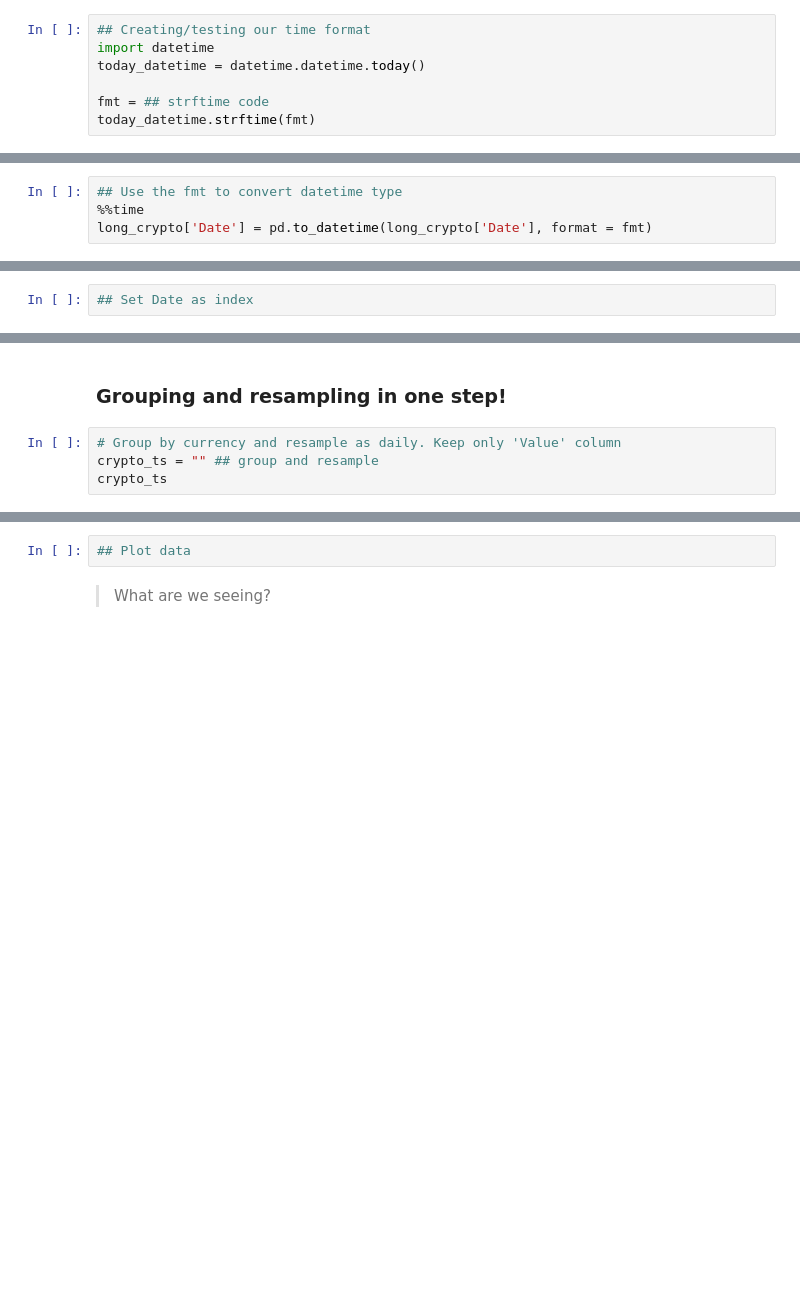
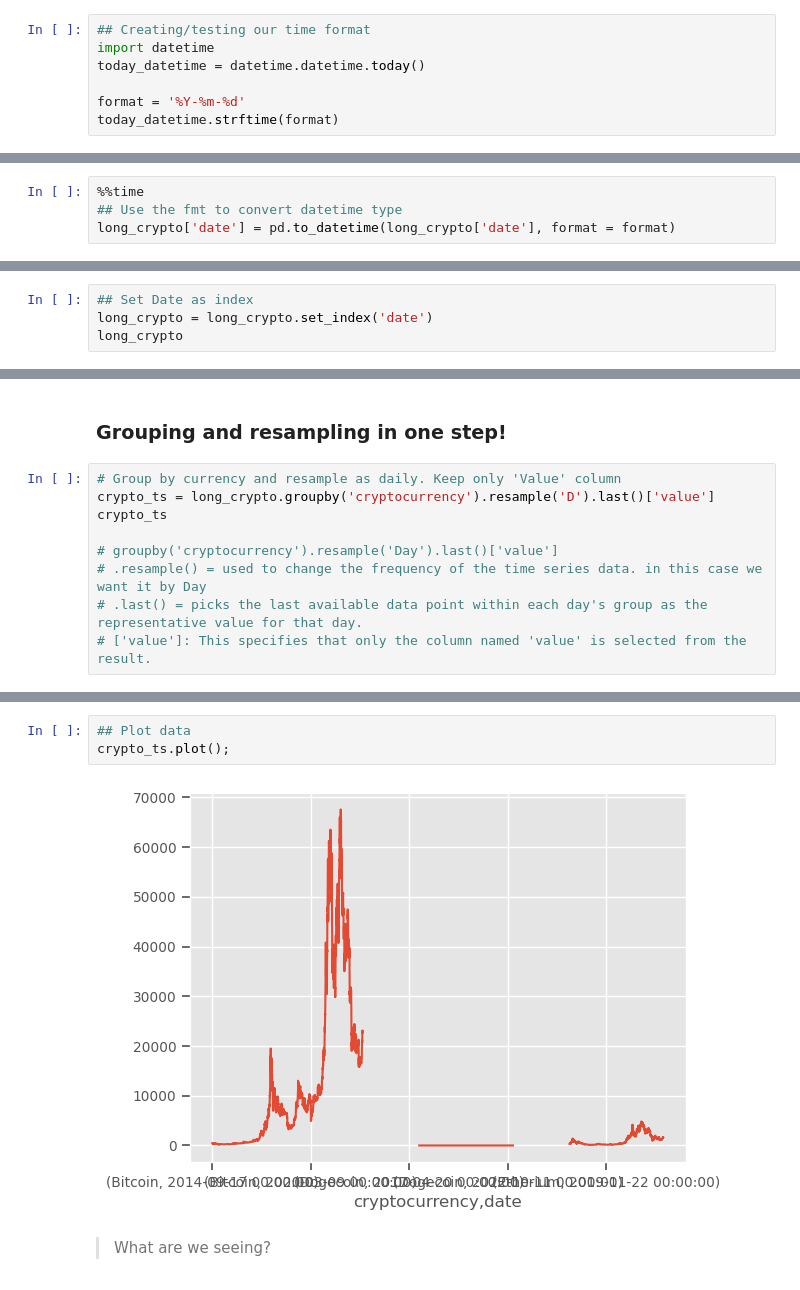
Before and after one commit to erwincarlogonzales/data-viz-time-series-analysis-codealongs, a Jupyter notebook: ECG_W1-L1-CodeAlong-Crypto.ipynb, the cells around one changed output, grey strips where cells are left out. Drawn from its saved outputs; the diff is of its cells as text; blank space fills up the shorter version.

```diff
--- a/ECG_W1-L1-CodeAlong-Crypto.ipynb
+++ b/ECG_W1-L1-CodeAlong-Crypto.ipynb
@@ -85,5 +119,5 @@ long_crypto['Date'][0]
 import datetime
 today_datetime = datetime.datetime.today()
 
-fmt = ## strftime code
-today_datetime.strftime(fmt)
+format = '%Y-%m-%d'
+today_datetime.strftime(format)
@@ -90,6 +126,6 @@ today_datetime.strftime(fmt)
 # %% [markdown]
 - We can speed up the conversion by specifying the correct time format and setting `infer_datetime_format=False`
 # %%
+%%time
 ## Use the fmt to convert datetime type
-%%time
-long_crypto['Date'] = pd.to_datetime(long_crypto['Date'], format = fmt)
+long_crypto['date'] = pd.to_datetime(long_crypto['date'], format = format)
@@ -97,3 +136,5 @@ long_crypto['Date'] = pd.to_datetime(long_crypto['Date'], format = fmt)
 ## <font color='blue'> Step 3: </font> Set datetime as Index
 # %%
 ## Set Date as index
+long_crypto = long_crypto.set_index('date')
+long_crypto
@@ -119,5 +240,10 @@ long_crypto['Date'] = pd.to_datetime(long_crypto['Date'], format = fmt)
 ### Grouping and resampling in one step!
 # %%
 # Group by currency and resample as daily. Keep only 'Value' column
-crypto_ts = "" ## group and resample
+crypto_ts = long_crypto.groupby('cryptocurrency').resample('D').last()['value']
 crypto_ts
+
+# groupby('cryptocurrency').resample('Day').last()['value']
+# .resample() = used to change the frequency of the time series data. in this case we want it by Day
+# .last() = picks the last available data point within each day's group as the representative value for that day.
+# ['value']: This specifies that only the column named 'value' is selected from the result.
@@ -128,5 +292,8 @@ crypto_ts
 # %%
 ## Plot data
+crypto_ts.plot();
+# %% [output]
+[figure, added]
 # %% [markdown]
 > What are we seeing?
 # %%
```
Also changed, not shown: parts of 36 cells of this notebook, 1 other file.
